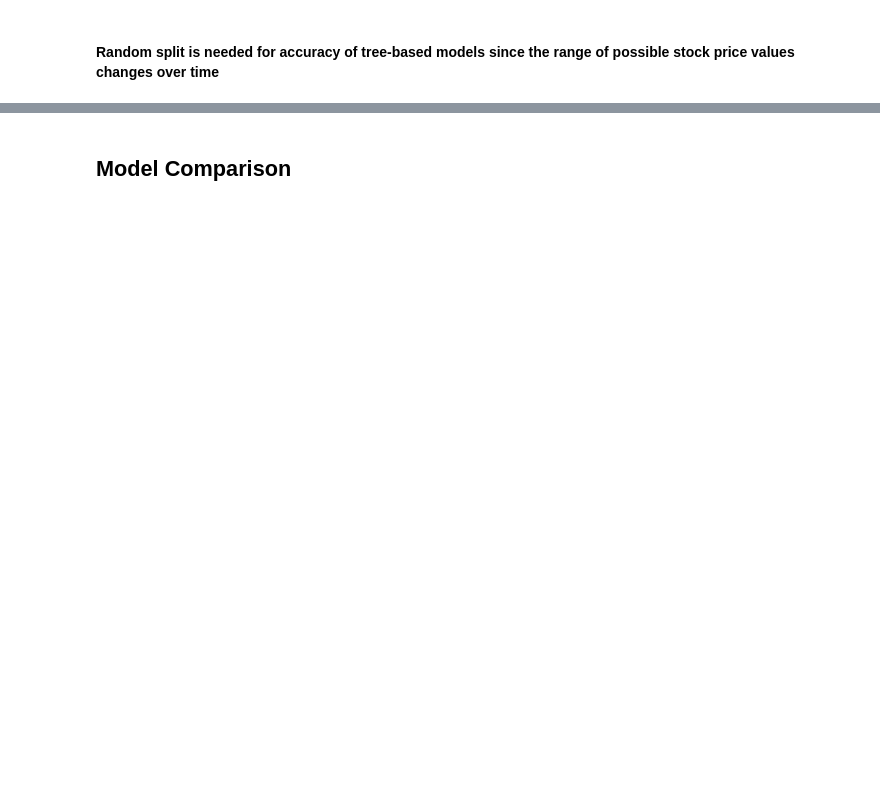
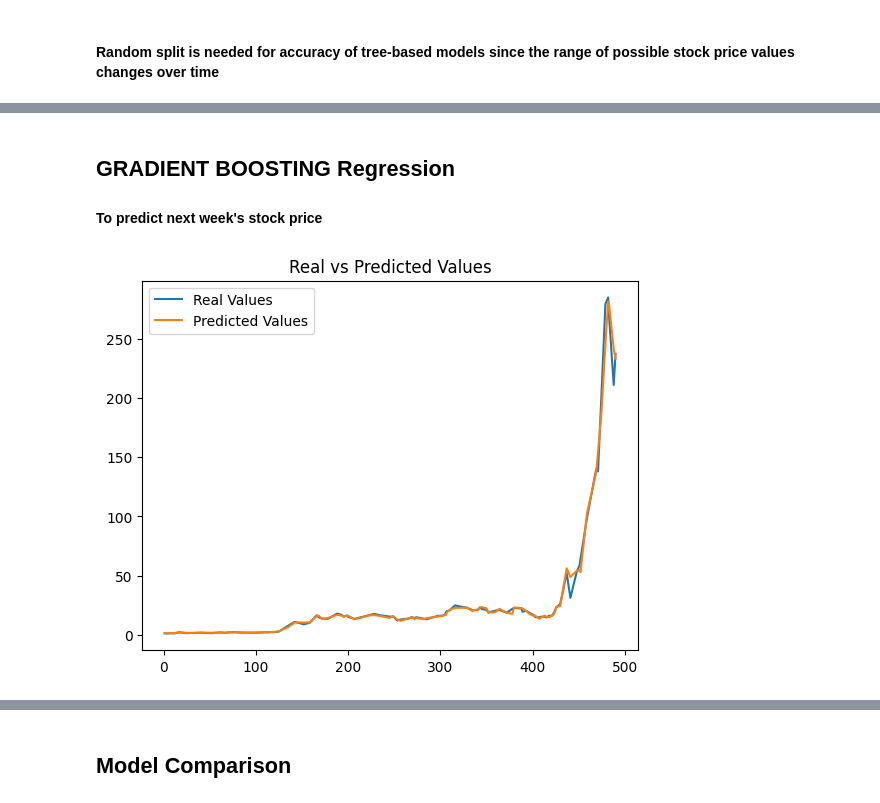
Before and after one commit to majda-br/Stock-trend-prediction, a Jupyter notebook: models/models.ipynb, the cells around one changed output, grey strips where cells are left out. Cells and saved outputs as stored; diff of their text form; code cells hidden in the pictures; blank space fills up the shorter version.

```diff
--- a/models/models.ipynb
+++ b/models/models.ipynb
@@ -436,0 +468,3 @@ Fitting 5 folds for each of 5 candidates, totalling 25 fits
+# %% [markdown]
+## GRADIENT BOOSTING Regression
+#### To predict next week's stock price
@@ -436,0 +475,14 @@ Fitting 5 folds for each of 5 candidates, totalling 25 fits
+# %%
+# Create plot to compare real and predicted test stock values
+
+y_pred_copy = y_test.copy()
+for i in range(len(y_pred_copy)):
+    y_pred_copy[y_pred_copy.index[i]] = test_pred_reg[i]
+
+plt.title('Real vs Predicted Values')
+plt.plot(y_test.sort_index(),  label= 'Real Values')
+plt.plot(y_pred_copy.sort_index(), label = 'Predicted Values')
+plt.legend()
+plt.show()
+# %% [output]
+[figure, added]
```
Also changed, not shown: parts of 48 cells of this notebook, 1 other file.
